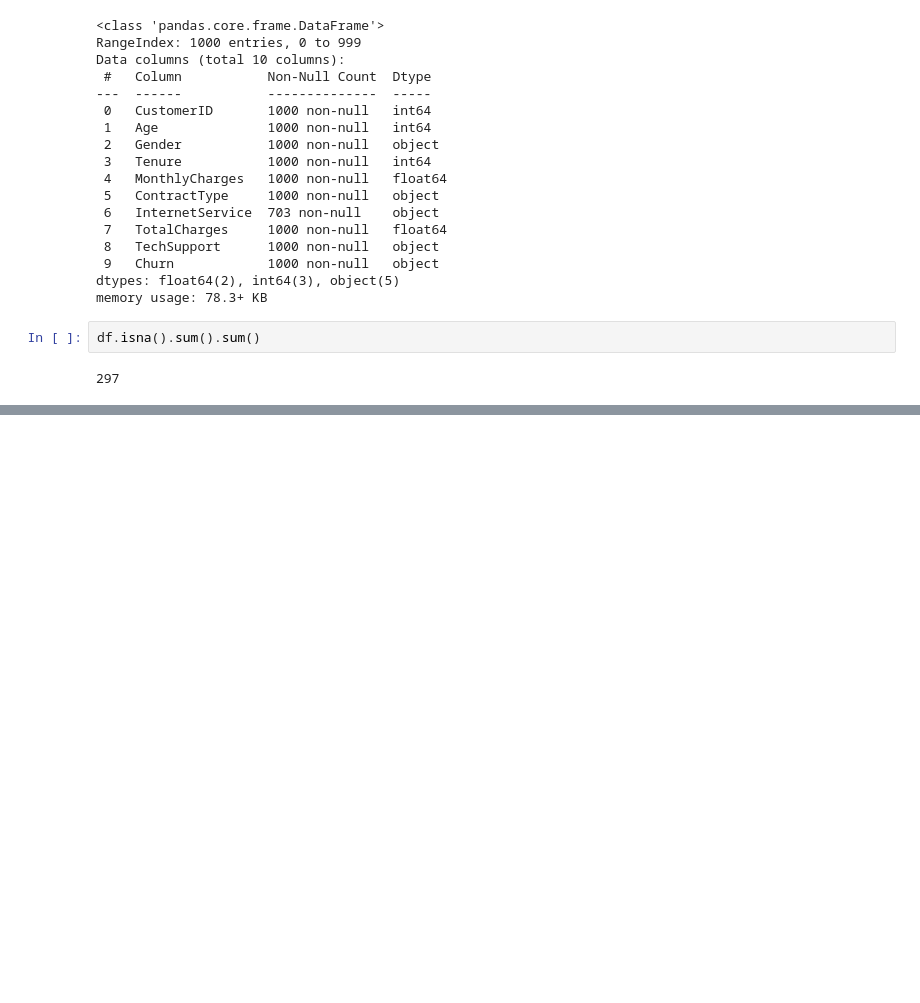
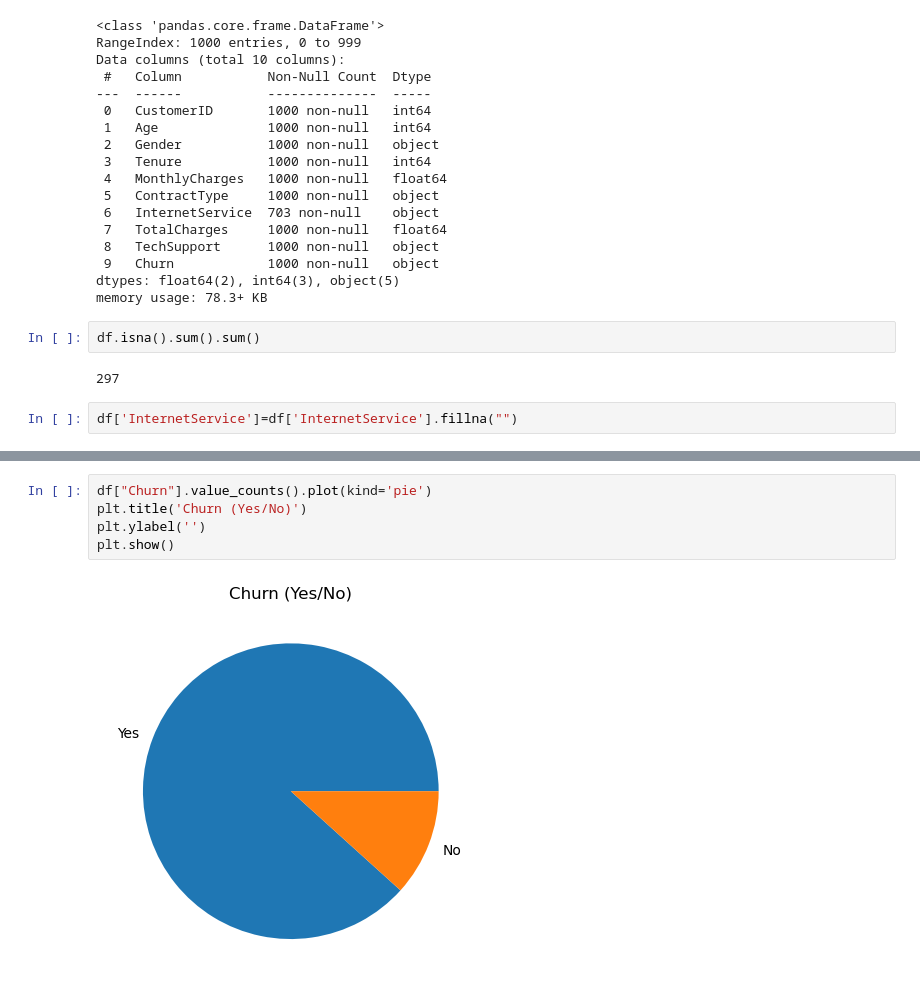
Before and after one commit to VishalPawar3696/customer-churn-prediction, a Jupyter notebook: notebook.ipynb, the cells around one changed output, grey strips where cells are left out. Drawn from its saved outputs; the diff is of its cells as text; blank space fills up the shorter version.

```diff
--- a/notebook.ipynb
+++ b/notebook.ipynb
@@ -35,3 +37,5 @@ memory usage: 78.3+ KB
 df.isna().sum().sum()
 # %% [output]
 297
+# %%
+df['InternetService']=df['InternetService'].fillna("")
@@ -37,0 +110,7 @@ df.isna().sum().sum()
+# %%
+df["Churn"].value_counts().plot(kind='pie')
+plt.title('Churn (Yes/No)')
+plt.ylabel('')
+plt.show()
+# %% [output]
+[figure, added]
```
Also changed, not shown: parts of 76 cells of this notebook, 2 other files.
